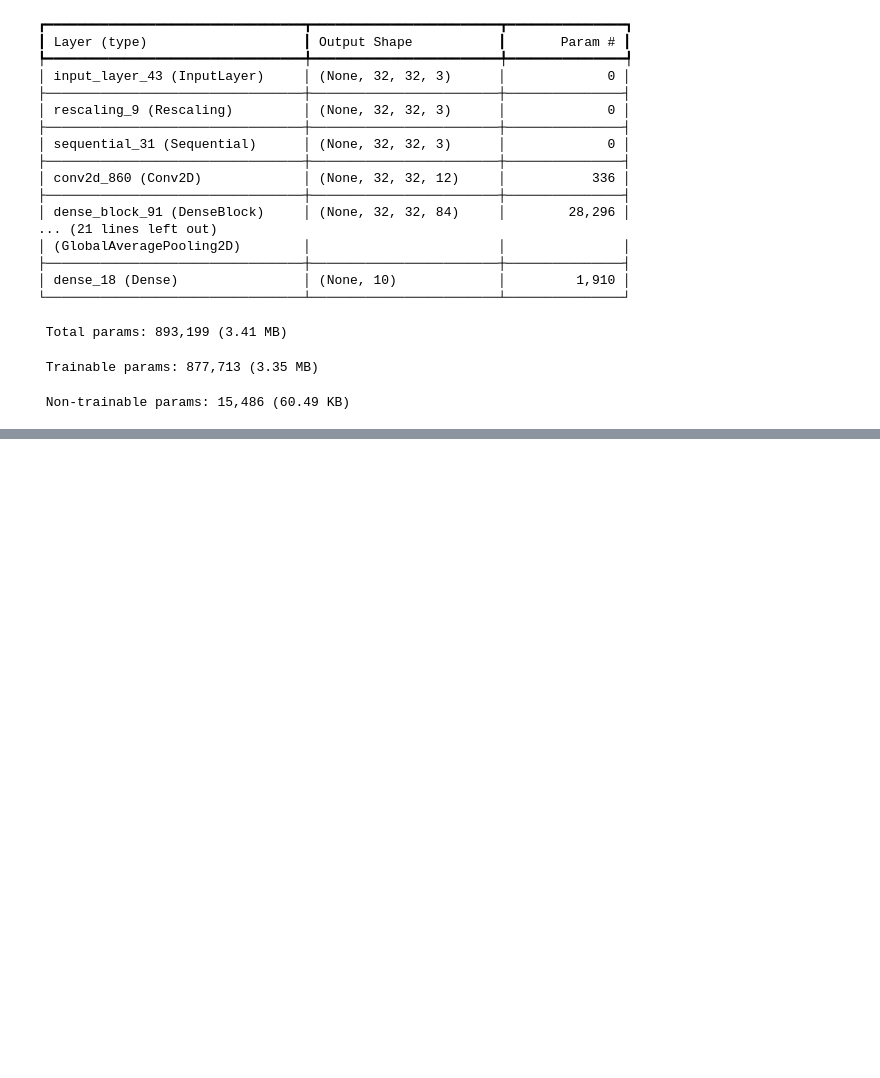
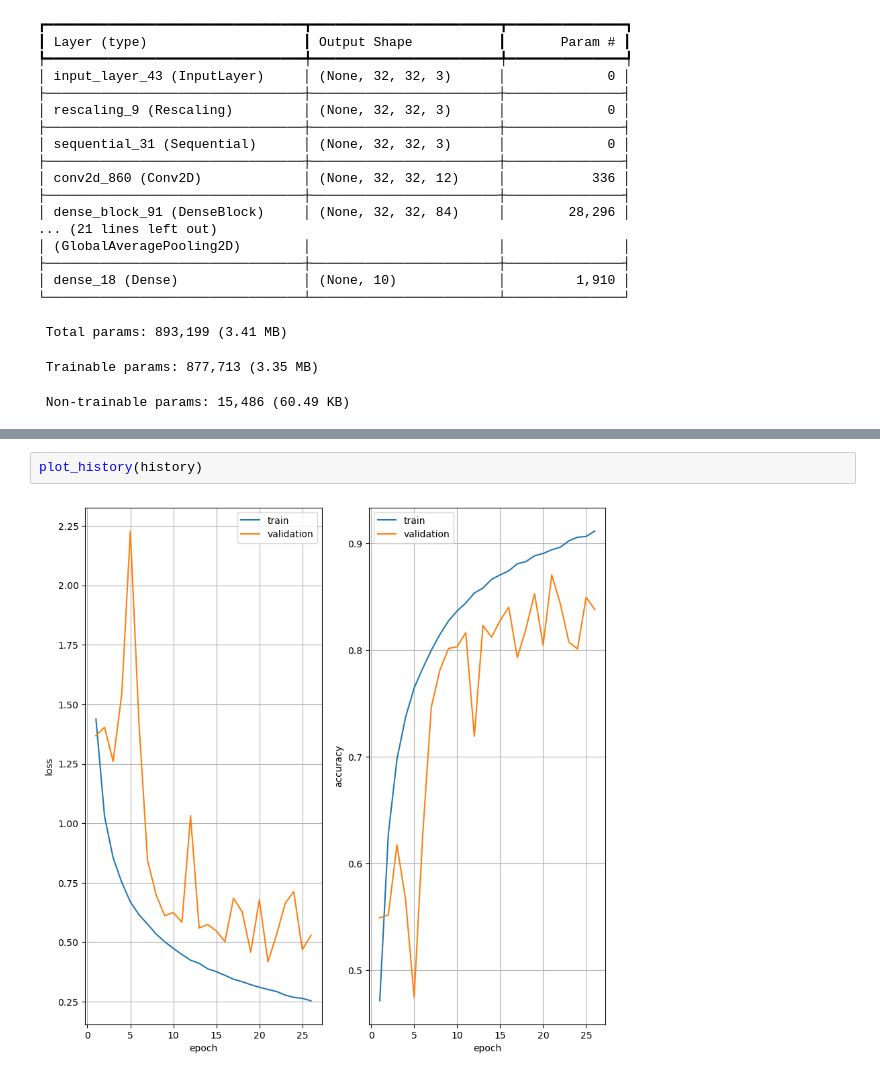
Before and after one commit to ieadoboe/effective-waffle, a Jupyter notebook: 20_cifar10_densenets.ipynb, the cells around one changed output, grey strips where cells are left out. Drawn from its saved outputs; the diff is of its cells as text; blank space fills up the shorter version.

```diff
--- a/20_cifar10_densenets.ipynb
+++ b/20_cifar10_densenets.ipynb
@@ -787,0 +802,4 @@ KeyboardInterrupt:
+# %%
+plot_history(history)
+# %% [output]
+[figure, added]
```
Also changed, not shown: parts of 2 cells of this notebook, 3 other files.
